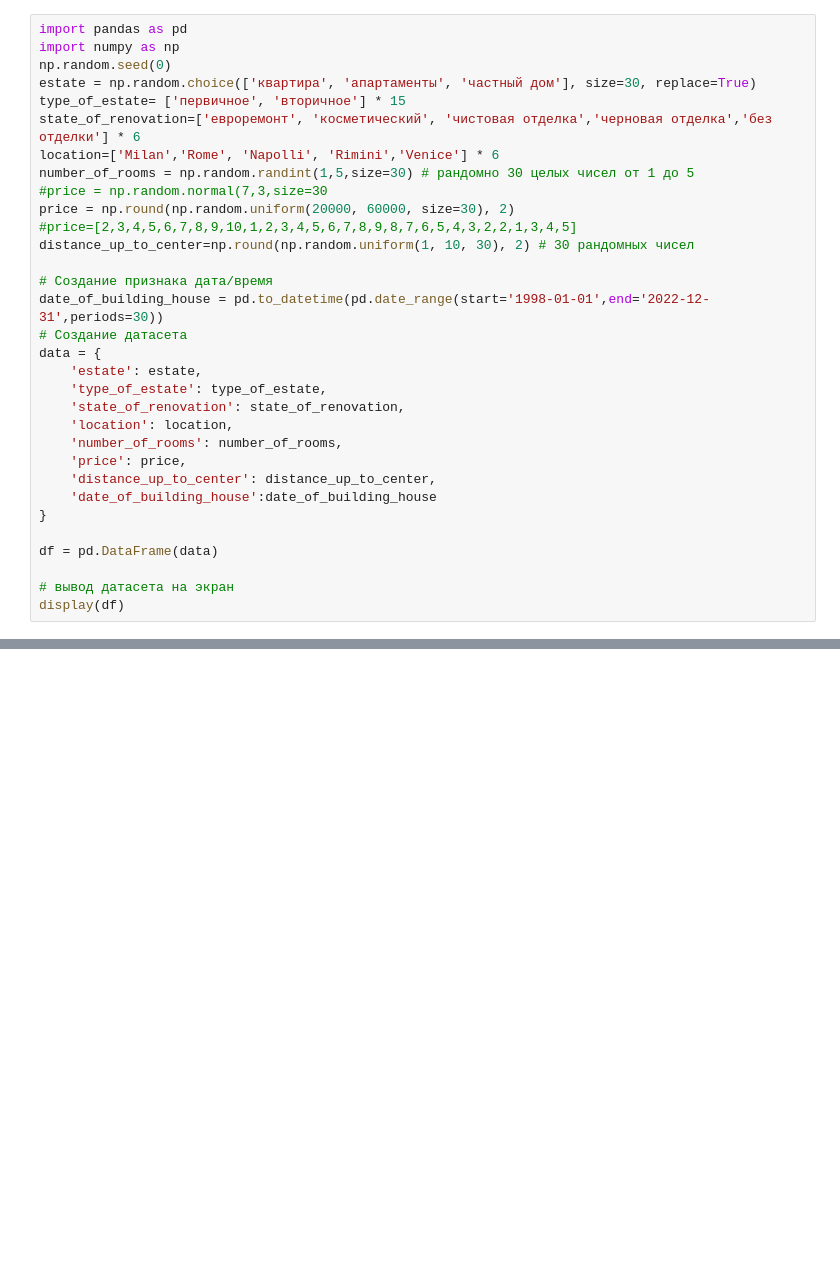
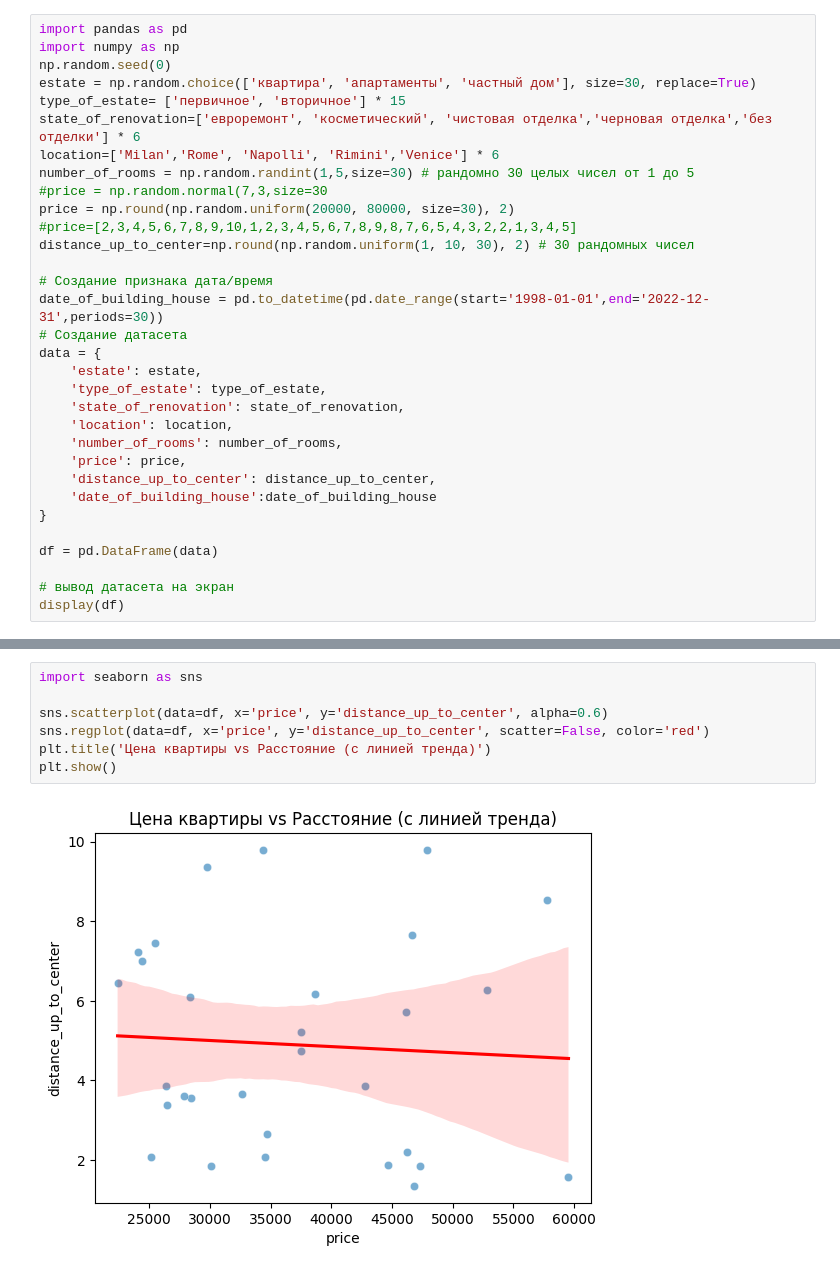
Before and after one commit to aleksaveger-bot/AlexaVegera, a Jupyter notebook: Untitled9.ipynb, the cells around one changed output, grey strips where cells are left out. Drawn from its saved outputs; the diff is of its cells as text; blank space fills up the shorter version.

```diff
--- a/Untitled9.ipynb
+++ b/Untitled9.ipynb
@@ -10,7 +10,7 @@ state_of_renovation=['евроремонт', 'косметический', 'чи
 location=['Milan','Rome', 'Napolli', 'Rimini','Venice'] * 6
 number_of_rooms = np.random.randint(1,5,size=30) # рандомно 30 целых чисел от 1 до 5
 #price = np.random.normal(7,3,size=30
-price = np.round(np.random.uniform(20000, 60000, size=30), 2)
+price = np.round(np.random.uniform(20000, 80000, size=30), 2)
 #price=[2,3,4,5,6,7,8,9,10,1,2,3,4,5,6,7,8,9,8,7,6,5,4,3,2,2,1,3,4,5]
 distance_up_to_center=np.round(np.random.uniform(1, 10, 30), 2) # 30 рандомных чисел
 
@@ -34,0 +53,9 @@ display(df)
+# %%
+import seaborn as sns
+
+sns.scatterplot(data=df, x='price', y='distance_up_to_center', alpha=0.6)
+sns.regplot(data=df, x='price', y='distance_up_to_center', scatter=False, color='red')
+plt.title('Цена квартиры vs Расстояние (с линией тренда)')
+plt.show()
+# %% [output]
+[figure, added]
```
Also changed, not shown: parts of 2 cells of this notebook.
